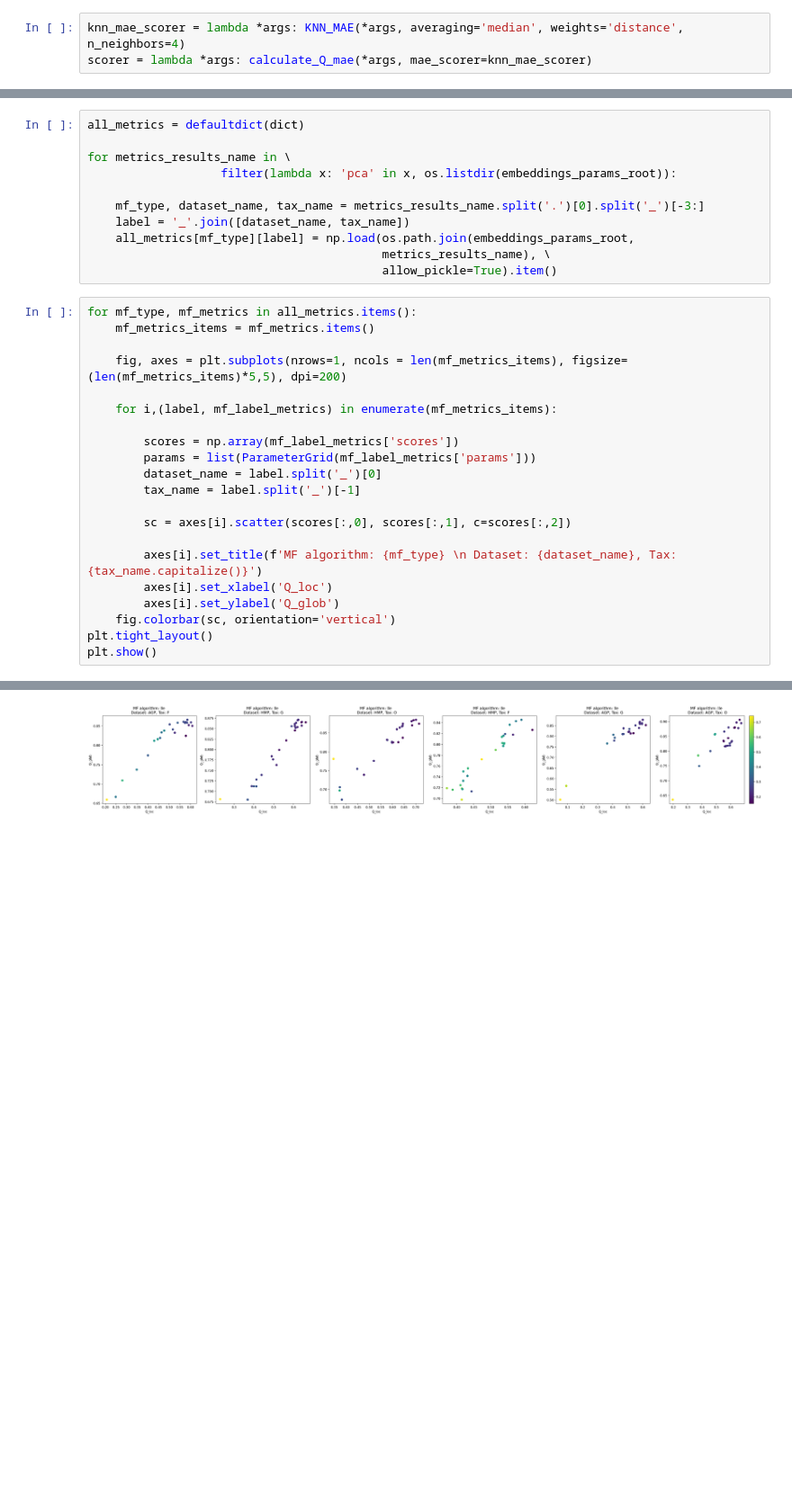
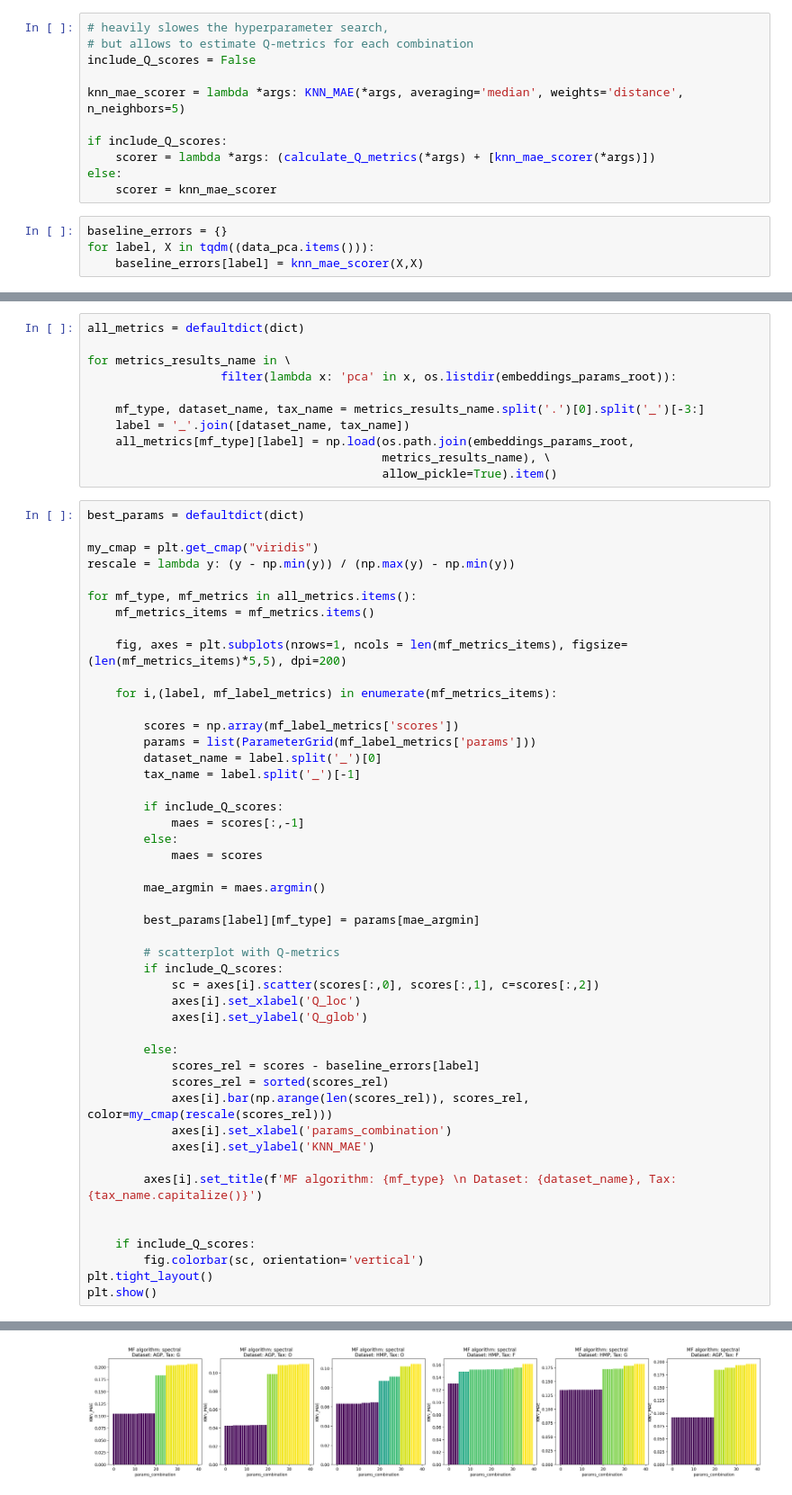
Before and after one commit to blufzzz/Human-Gut-Enterotypes-Analysis, a Jupyter notebook: Manifold_learning.ipynb, the cells around one changed output, grey strips where cells are left out. Shown at 90% size. Saved outputs shown, nothing was run; the diff lists cells and outputs as text; blank space fills up the shorter version.

```diff
--- a/Manifold_learning.ipynb
+++ b/Manifold_learning.ipynb
@@ -80,7 +70,19 @@ HMP_g True
 # %% [markdown]
 # Hyperparameters Grid Search
 # %%
-knn_mae_scorer = lambda *args: KNN_MAE(*args, averaging='median', weights='distance', n_neighbors=4)
-scorer = lambda *args: calculate_Q_mae(*args, mae_scorer=knn_mae_scorer)
+# heavily slowes the hyperparameter search,
+# but allows to estimate Q-metrics for each combination
+include_Q_scores = False
+
+knn_mae_scorer = lambda *args: KNN_MAE(*args, averaging='median', weights='distance', n_neighbors=5)
+
+if include_Q_scores:
+    scorer = lambda *args: (calculate_Q_metrics(*args) + [knn_mae_scorer(*args)])
+else:
+    scorer = knn_mae_scorer
+# %%
+baseline_errors = {}
+for label, X in tqdm((data_pca.items())):
+    baseline_errors[label] = knn_mae_scorer(X,X)
 # %%
 mf_models = {
@@ -208,6 +186,11 @@ for metrics_results_name in \
                                           metrics_results_name), \
                                           allow_pickle=True).item()
 # %%
+best_params = defaultdict(dict)
+
+my_cmap = plt.get_cmap("viridis")
+rescale = lambda y: (y - np.min(y)) / (np.max(y) - np.min(y))
+
 for mf_type, mf_metrics in all_metrics.items():
     mf_metrics_items = mf_metrics.items()
 
@@ -220,12 +203,33 @@ for mf_type, mf_metrics in all_metrics.items():
         dataset_name = label.split('_')[0]
         tax_name = label.split('_')[-1]
 
-        sc = axes[i].scatter(scores[:,0], scores[:,1], c=scores[:,2])
+        if include_Q_scores:
+            maes = scores[:,-1]
+        else:
+            maes = scores
+
+        mae_argmin = maes.argmin()
+
+        best_params[label][mf_type] = params[mae_argmin]
+
+        # scatterplot with Q-metrics
+        if include_Q_scores:
+            sc = axes[i].scatter(scores[:,0], scores[:,1], c=scores[:,2])
+            axes[i].set_xlabel('Q_loc')
+            axes[i].set_ylabel('Q_glob')
+
+        else:
+            scores_rel = scores - baseline_errors[label]
+            scores_rel = sorted(scores_rel)
+            axes[i].bar(np.arange(len(scores_rel)), scores_rel, color=my_cmap(rescale(scores_rel)))
+            axes[i].set_xlabel('params_combination')
+            axes[i].set_ylabel('KNN_MAE')
 
         axes[i].set_title(f'MF algorithm: {mf_type} \n Dataset: {dataset_name}, Tax: {tax_name.capitalize()}')
-        axes[i].set_xlabel('Q_loc')
-        axes[i].set_ylabel('Q_glob')
-    fig.colorbar(sc, orientation='vertical')
+
+
+    if include_Q_scores:
+        fig.colorbar(sc, orientation='vertical')
 plt.tight_layout()
 plt.show()
 # %% [output]
@@ -235 +239 @@ plt.show()
-[figure, old version]
+[figure, new version]
```
Also changed, not shown: parts of 9 cells of this notebook, 5 other files.
